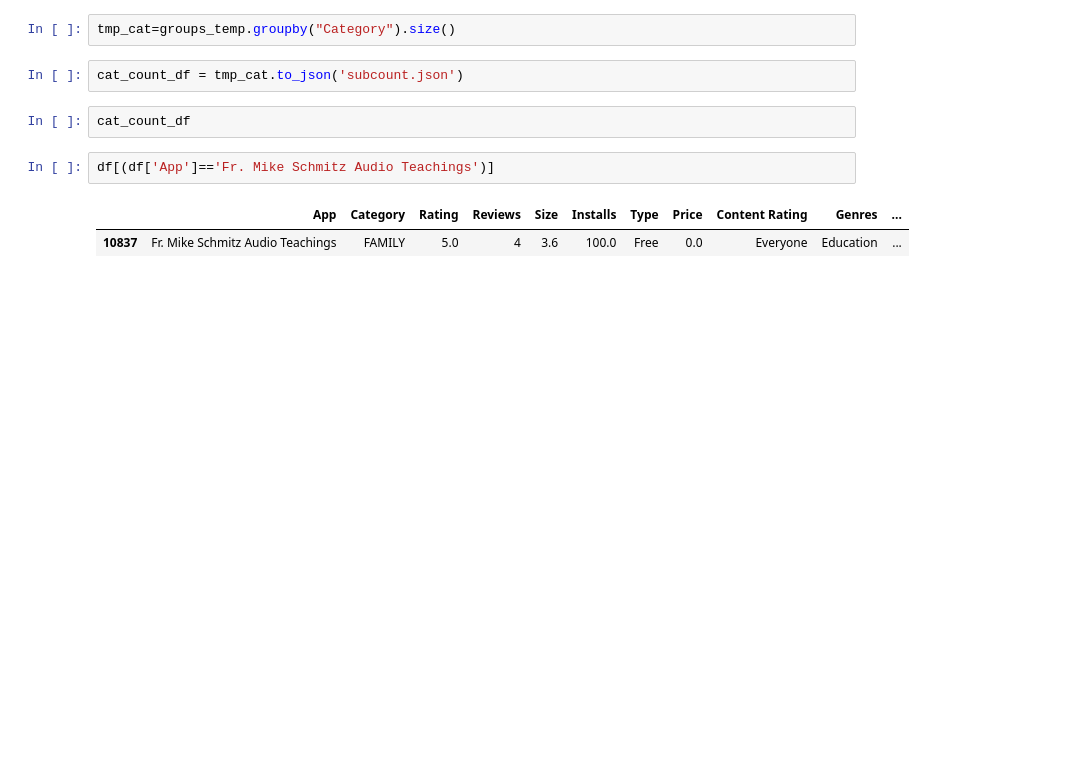
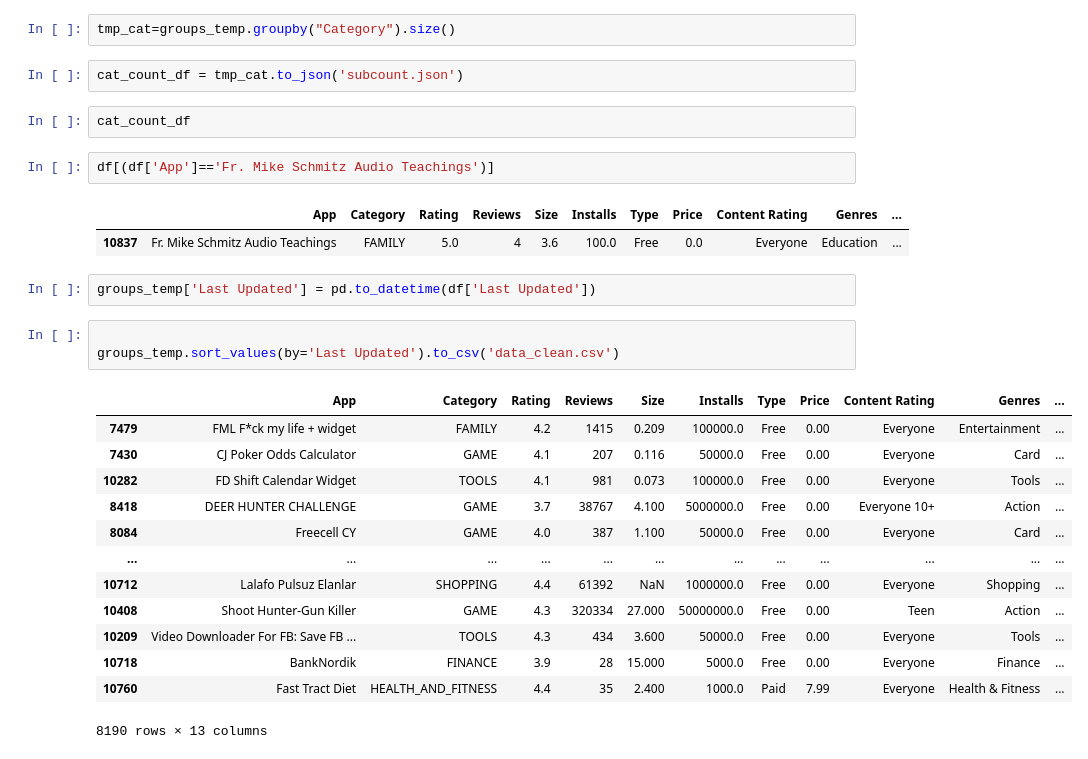
Before and after one commit to FANJIYU0825/Data-Visualization-Final-Project, a Jupyter notebook: persudu/tmp.ipynb, the cells around one changed output. Saved outputs shown, nothing was run; the diff lists cells and outputs as text; blank space fills up the shorter version.

```diff
--- a/persudu/tmp.ipynb
+++ b/persudu/tmp.ipynb
@@ -146,3 +146,22 @@ df[(df['App']=='Fr. Mike Schmitz Audio Teachings')]
 # %% [output]
 |  | App | Category | Rating | Reviews | Size | Installs | Type | Price | Content Rating | Genres | ... |
 | 10837 | Fr. Mike Schmitz Audio Teachings | FAMILY | 5.0 | 4 | 3.6 | 100.0 | Free | 0.0 | Everyone | Education | ... |
+# %%
+groups_temp['Last Updated'] = pd.to_datetime(df['Last Updated'])
+# %%
+
+groups_temp.sort_values(by='Last Updated').to_csv('data_clean.csv')
+# %% [output]
+|  | App | Category | Rating | Reviews | Size | Installs | Type | Price | Content Rating | Genres | ... |
+| 7479 | FML F*ck my life + widget | FAMILY | 4.2 | 1415 | 0.209 | 100000.0 | Free | 0.00 | Everyone | Entertainment | ... |
+| 7430 | CJ Poker Odds Calculator | GAME | 4.1 | 207 | 0.116 | 50000.0 | Free | 0.00 | Everyone | Card | ... |
+| 10282 | FD Shift Calendar Widget | TOOLS | 4.1 | 981 | 0.073 | 100000.0 | Free | 0.00 | Everyone | Tools | ... |
+| 8418 | DEER HUNTER CHALLENGE | GAME | 3.7 | 38767 | 4.100 | 5000000.0 | Free | 0.00 | Everyone 10+ | Action | ... |
+| 8084 | Freecell CY | GAME | 4.0 | 387 | 1.100 | 50000.0 | Free | 0.00 | Everyone | Card | ... |
+| ... | ... | ... | ... | ... | ... | ... | ... | ... | ... | ... | ... |
+| 10712 | Lalafo Pulsuz Elanlar | SHOPPING | 4.4 | 61392 | NaN | 1000000.0 | Free | 0.00 | Everyone | Shopping | ... |
+| 10408 | Shoot Hunter-Gun Killer | GAME | 4.3 | 320334 | 27.000 | 50000000.0 | Free | 0.00 | Teen | Action | ... |
+| 10209 | Video Downloader For FB: Save FB ... | TOOLS | 4.3 | 434 | 3.600 | 50000.0 | Free | 0.00 | Everyone | Tools | ... |
+| 10718 | BankNordik | FINANCE | 3.9 | 28 | 15.000 | 5000.0 | Free | 0.00 | Everyone | Finance | ... |
+| 10760 | Fast Tract Diet | HEALTH_AND_FITNESS | 4.4 | 35 | 2.400 | 1000.0 | Paid | 7.99 | Everyone | Health & Fitness | ... |
+8190 rows × 13 columns
```
Also changed, not shown: 7 other files.
